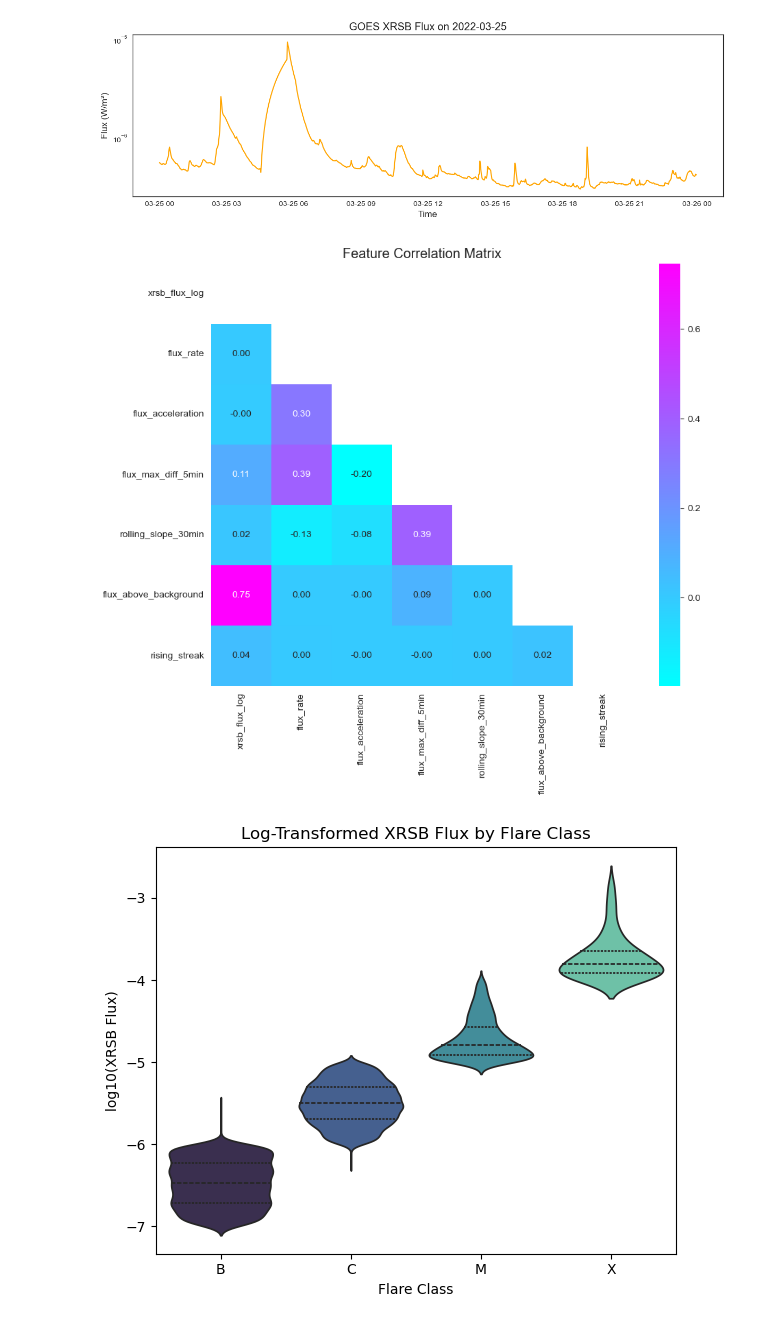
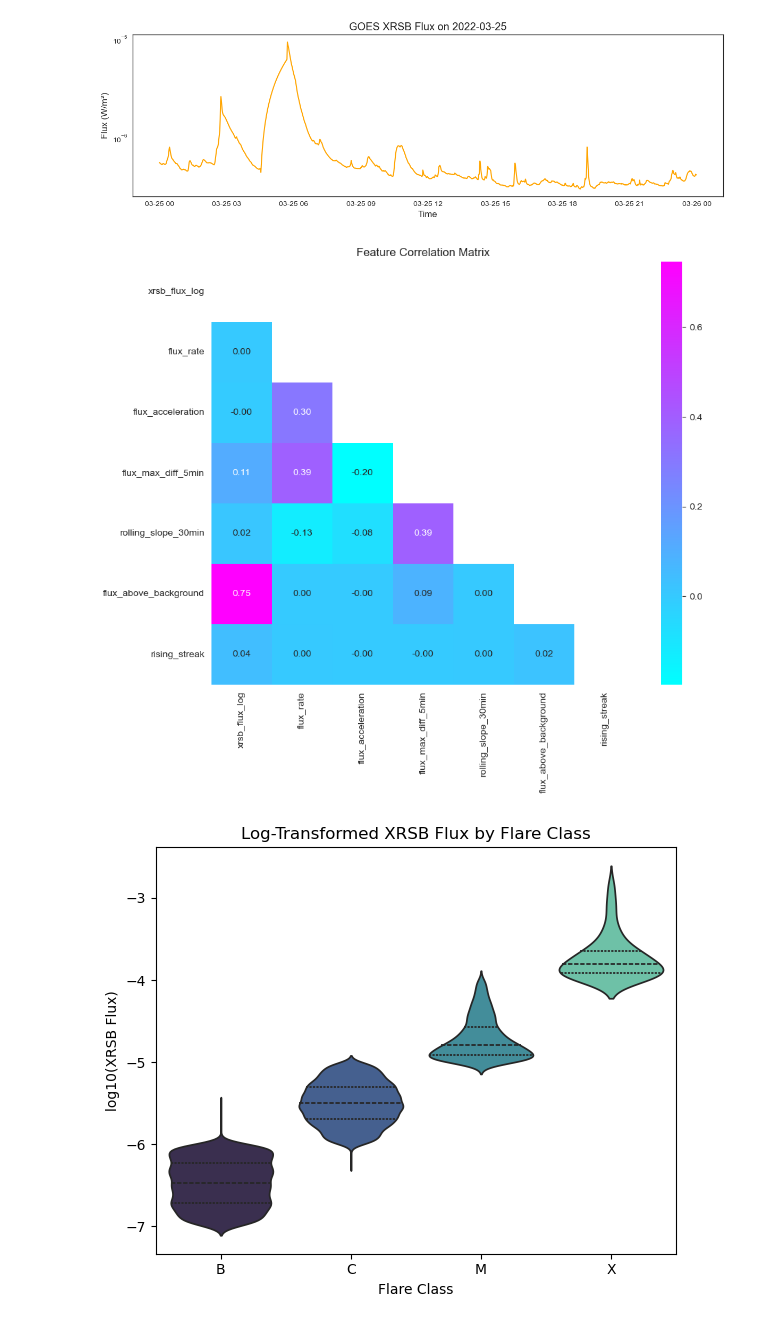
Before and after one commit to jamesbrainard/Solar-Flare-ML, a Jupyter notebook: notebooks/03_eda.ipynb, the cells around one changed output. Saved outputs shown, nothing was run; the diff lists cells and outputs as text; code cells hidden in the pictures.

```diff
--- a/notebooks/03_eda.ipynb
+++ b/notebooks/03_eda.ipynb
@@ -92,33 +93,34 @@ plt.show()
 # %%
 # ============================================
 # SAMPLE FEATURE CORRELATION MATRIX
 # =============================================
 
 feature_cols = [
     "xrsb_flux_log", "flux_rate", "flux_acceleration",
     "flux_max_diff_5min", "rolling_slope_30min", "flux_above_background",
     "rising_streak"
 ]
 
 # Messily computes correlation matrix
 corr = df[feature_cols].corr()
 
 # Manually creates a mask to hide the upper triangle and middle diagonal
 mask = np.triu(np.ones_like(corr, dtype=bool))
 
 # Plot
 plt.figure(figsize=(10, 8))
+sns.set_style('white')
 sns.heatmap(corr,
             mask=mask,
             annot=True, # puts correlation values in cells
             cmap="cool", # color palette
             fmt=".2f", # formats the annotations to 2 decimals
             cbar=True, # displays the color bar on the right
             square=True) # forces square shape of cells
 plt.title("Feature Correlation Matrix")
 plt.show()
 # %% [output]
-[figure, old version]
+[figure, new version]
 # %%
 # ============================================
 # FLARE MAGNITUDE BY CLASS VIOLIN PLOTS
```
Also changed, not shown: parts of 1 cell of this notebook.
